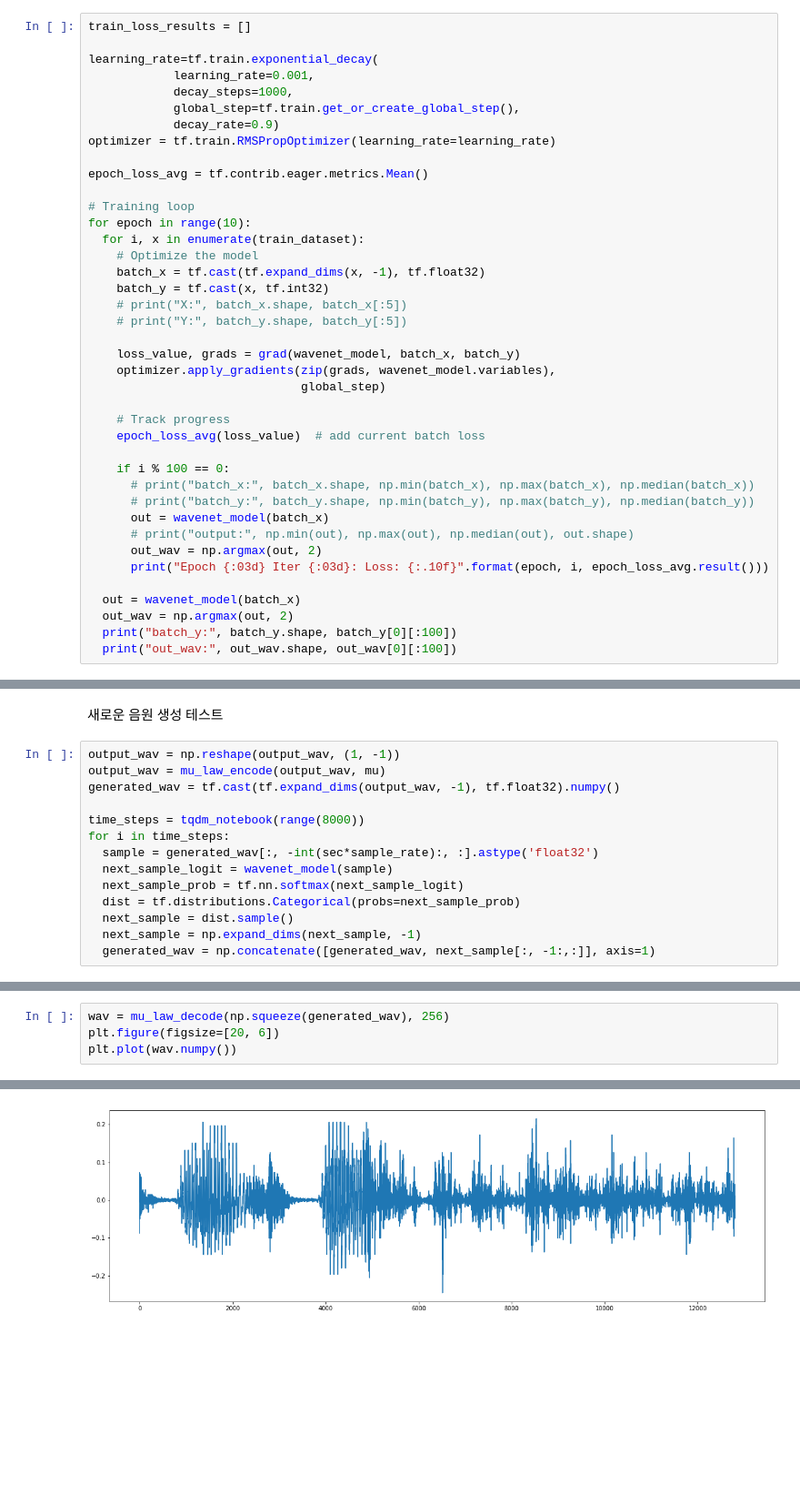
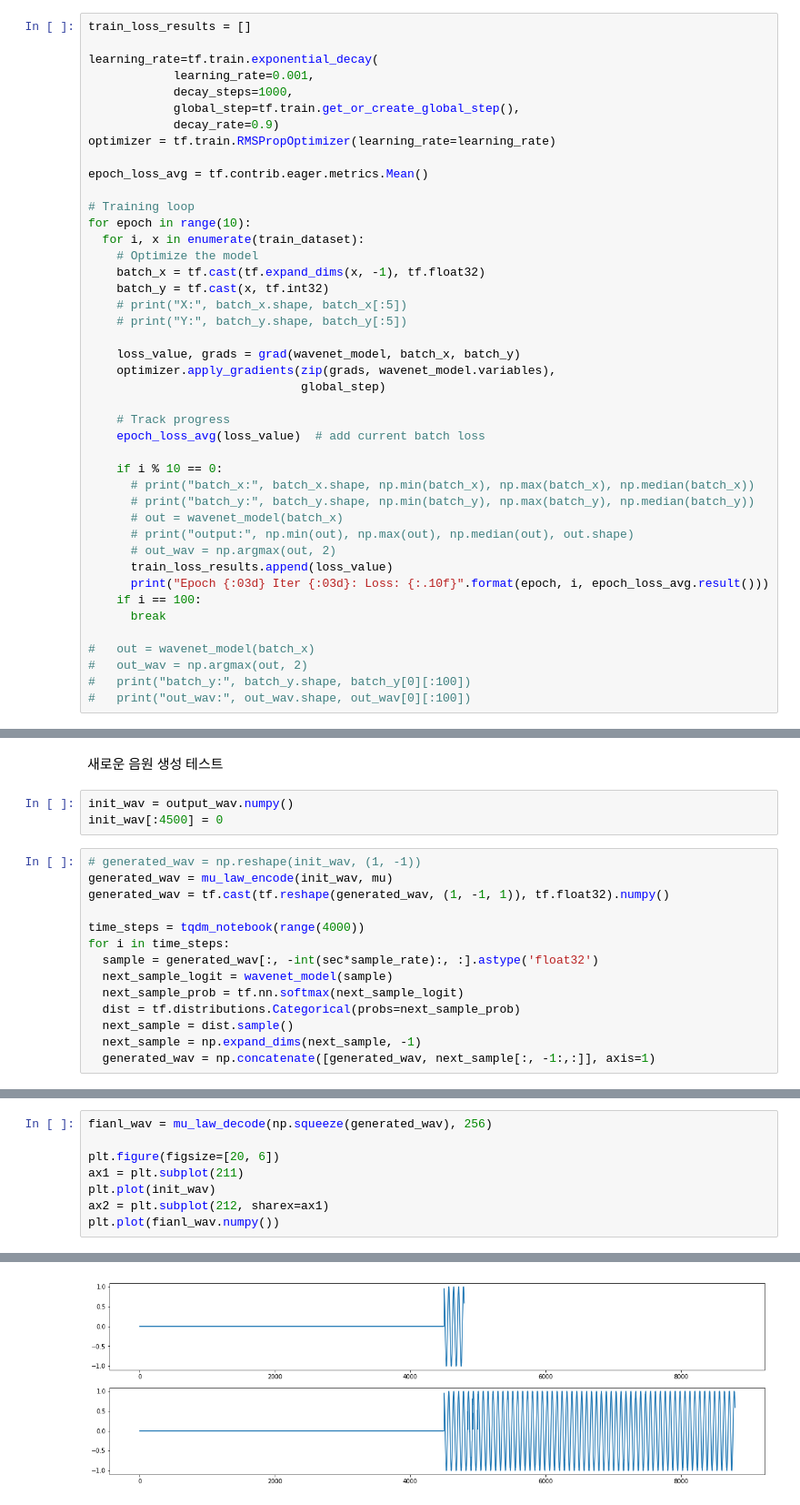
Before and after one commit to bt22dr/deep-learning-papers, a Jupyter notebook: code/WaveNet.ipynb, the cells around one changed output, grey strips where cells are left out. Shown at 91% size. Cells and saved outputs as stored; diff of their text form; blank space fills up the shorter version.

```diff
--- a/code/WaveNet.ipynb
+++ b/code/WaveNet.ipynb
@@ -625,16 +607,19 @@ for epoch in range(10):
     # Track progress
     epoch_loss_avg(loss_value)  # add current batch loss
 
-    if i % 100 == 0:
+    if i % 10 == 0:
       # print("batch_x:", batch_x.shape, np.min(batch_x), np.max(batch_x), np.median(batch_x))
       # print("batch_y:", batch_y.shape, np.min(batch_y), np.max(batch_y), np.median(batch_y))
-      out = wavenet_model(batch_x)
+      # out = wavenet_model(batch_x)
       # print("output:", np.min(out), np.max(out), np.median(out), out.shape)
-      out_wav = np.argmax(out, 2)
+      # out_wav = np.argmax(out, 2)
+      train_loss_results.append(loss_value)
       print("Epoch {:03d} Iter {:03d}: Loss: {:.10f}".format(epoch, i, epoch_loss_avg.result()))
+    if i == 100:
+      break
 
-  out = wavenet_model(batch_x)
-  out_wav = np.argmax(out, 2)
-  print("batch_y:", batch_y.shape, batch_y[0][:100])
-  print("out_wav:", out_wav.shape, out_wav[0][:100])
+#   out = wavenet_model(batch_x)
+#   out_wav = np.argmax(out, 2)
+#   print("batch_y:", batch_y.shape, batch_y[0][:100])
+#   print("out_wav:", out_wav.shape, out_wav[0][:100])
 # %% [output]
@@ -698,12 +688,15 @@ ipd.Audio(output_wav.numpy(), rate=sample_rate)
 [interactive output not drawn]
 # %% [markdown]
 새로운 음원 생성 테스트
+# %%
+init_wav = output_wav.numpy()
+init_wav[:4500] = 0
 # %%
-output_wav = np.reshape(output_wav, (1, -1))
-output_wav = mu_law_encode(output_wav, mu)
-generated_wav = tf.cast(tf.expand_dims(output_wav, -1), tf.float32).numpy()
+# generated_wav = np.reshape(init_wav, (1, -1))
+generated_wav = mu_law_encode(init_wav, mu)
+generated_wav = tf.cast(tf.reshape(generated_wav, (1, -1, 1)), tf.float32).numpy()
 
-time_steps = tqdm_notebook(range(8000))
+time_steps = tqdm_notebook(range(4000))
 for i in time_steps:
   sample = generated_wav[:, -int(sec*sample_rate):, :].astype('float32')
   next_sample_logit = wavenet_model(sample)
@@ -715,11 +708,15 @@ for i in time_steps:
 # %% [output]
 [interactive output not drawn]
 # %%
-wav = mu_law_decode(np.squeeze(generated_wav), 256)
+fianl_wav = mu_law_decode(np.squeeze(generated_wav), 256)
+
 plt.figure(figsize=[20, 6])
-plt.plot(wav.numpy())
+ax1 = plt.subplot(211)
+plt.plot(init_wav)
+ax2 = plt.subplot(212, sharex=ax1)
+plt.plot(fianl_wav.numpy())
 # %% [output]
 [<matplotlib.lines.Line2D at 0x...>]
-[figure, old version]
+[figure, new version]
 # %%
 import IPython.display as ipd
```
Also changed, not shown: parts of 21 cells of this notebook.
